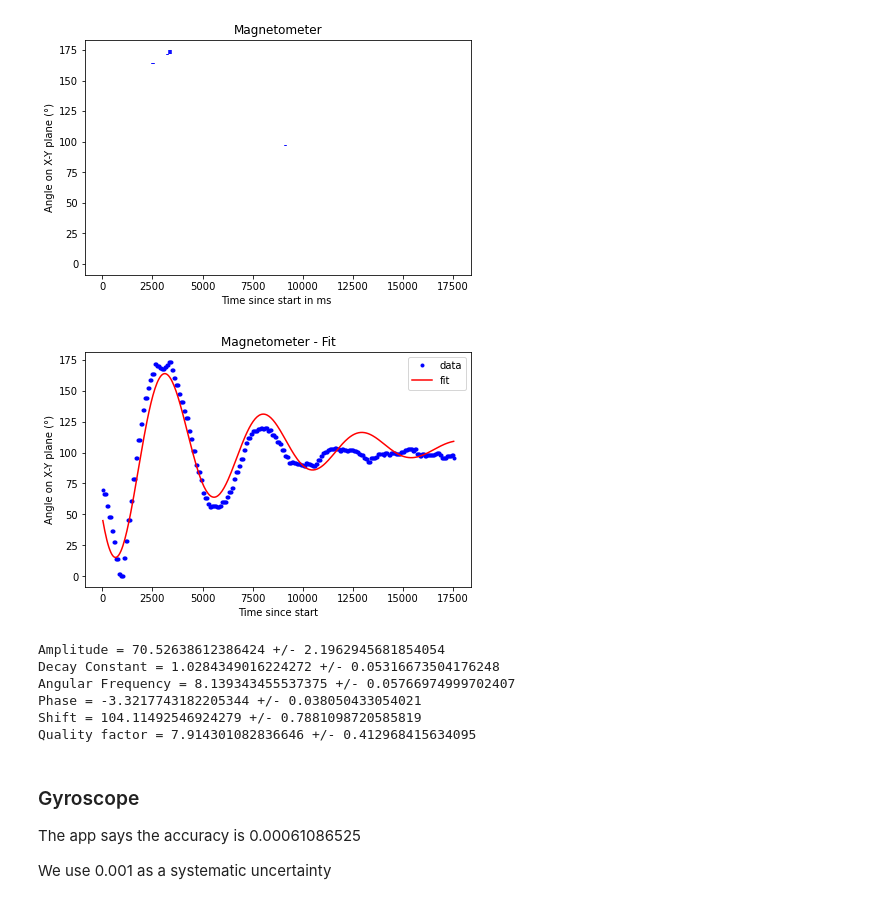
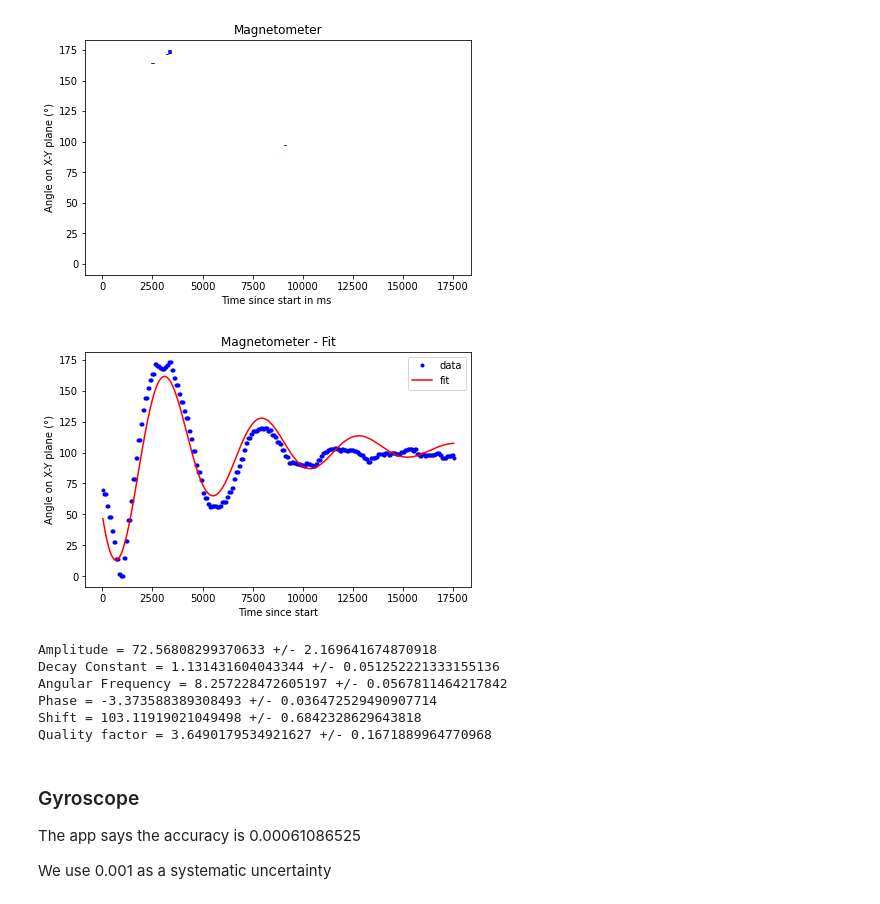
Before and after one commit to maxgalli/ETH-Teaching, a Jupyter notebook: spring2021/sensor_fusion/time_diagrams.ipynb, the cells around one changed output. Cells and saved outputs as stored; diff of their text form; code cells hidden in the pictures.

```diff
--- a/spring2021/sensor_fusion/time_diagrams.ipynb
+++ b/spring2021/sensor_fusion/time_diagrams.ipynb
@@ -121,8 +121,8 @@ dataset['time_in_rad'] = time_to_rad(dataset['Time since start in ms '])
 rad_t = dataset['time_in_rad']
 
 # Fit only between 0 and 1.5 rad
-rad_t_range = dataset['time_in_rad'][dataset['time_in_rad'] < 2.]
-degrees_range = dataset['orientation_z_shift'][dataset['time_in_rad'] < 2.]
+rad_t_range = dataset['time_in_rad'][dataset['time_in_rad'] < 2.4]
+degrees_range = dataset['orientation_z_shift'][dataset['time_in_rad'] < 2.4]
 
 parameters = ['Amplitude', 'Decay Constant', 'Angular Frequency', 'Phase', 'Shift']
 params = {}
@@ -151,7 +151,7 @@ ang_freq = params['Angular Frequency']['value']
 dec_con = params['Decay Constant']['value']
 ang_freq_u = params['Angular Frequency']['uncert']
 dec_con_u = params['Decay Constant']['uncert']
-qf = ang_freq / dec_con
+qf = ang_freq / (2 * dec_con)
 qf_u = math.sqrt((ang_freq_u/ang_freq)**2 + (dec_con_u/dec_con)**2) * qf
 print("Quality factor = {} +/- {}".format(qf, qf_u))
 # %% [output]
@@ -195,7 +195,7 @@ dataset = dataset.assign(
 # %%
 # Plot the result
 angle_plane = [math.degrees(ang) for ang in dataset['computed_angle_on_plane']]
-angle_plane = shift_min_to_zero(mag_field)
+angle_plane = shift_min_to_zero(angle_plane)
 dataset['angle_plane_shift'] = angle_plane
 
 fig, ax = plt.subplots(constrained_layout=True)
@@ -231,47 +231,47 @@ plt.show();
 # Perform fit
 
 # Fit only between 0 and 1.5 rad
-rad_t_range = dataset['time_in_rad'][dataset['time_in_rad'] < 2.]
-angle_plane_range = dataset['angle_plane_shift'][dataset['time_in_rad'] < 2.]
+rad_t_range = dataset['time_in_rad'][dataset['time_in_rad'] < 2.5]
+angle_plane_range = dataset['angle_plane_shift'][dataset['time_in_rad'] < 2.5]
 
 parameters = ['Amplitude', 'Decay Constant', 'Angular Frequency', 'Phase', 'Shift']
 params = {}
 popt, pcov = curve_fit(general_damped_sinusoid, rad_t_range, angle_plane_range, maxfev=100000)
 stdevm = np.sqrt(np.diag(pcov))
 for name, val, unc in zip(parameters, popt, stdevm):
     params[name] = {}
     params[name]['value'] = val
     params[name]['uncert'] = unc
 
 pred_angle = general_damped_sinusoid(rad_t, *[p['value'] for p in params.values()])
 
 fig, ax = plt.subplots(constrained_layout=True)
 ax.set_title('Magnetometer - Fit')
 ax.set_xlabel('Time since start')
 ax.set_ylabel('Angle on X-Y plane (°)')
 plt.plot(t, angle_plane, marker='.', linestyle='', color='b', label='data')
 plt.plot(t, pred_angle, color='r', label='fit')
 plt.legend()
 plt.show();
 
 for k, v in params.items():
     print('{} = {} +/- {}'.format(k, v['value'], v['uncert']))
 
 ang_freq = params['Angular Frequency']['value']
 dec_con = params['Decay Constant']['value']
 ang_freq_u = params['Angular Frequency']['uncert']
 dec_con_u = params['Decay Constant']['uncert']
-qf = ang_freq / dec_con
+qf = ang_freq / (2 * dec_con)
 qf_u = math.sqrt((ang_freq_u/ang_freq)**2 + (dec_con_u/dec_con)**2) * qf
 print("Quality factor = {} +/- {}".format(qf, qf_u))
 # %% [output]
-[figure, old version]
+[figure, new version]
-Amplitude = 70.52638612386424 +/- 2.1962945681854054
-Decay Constant = 1.0284349016224272 +/- 0.05316673504176248
-Angular Frequency = 8.139343455537375 +/- 0.05766974999702407
-Phase = -3.3217743182205344 +/- 0.038050433054021
-Shift = 104.11492546924279 +/- 0.7881098720585819
-Quality factor = 7.914301082836646 +/- 0.412968415634095
+Amplitude = 72.56808299370633 +/- 2.169641674870918
+Decay Constant = 1.131431604043344 +/- 0.051252221333155136
+Angular Frequency = 8.257228472605197 +/- 0.0567811464217842
+Phase = -3.373588389308493 +/- 0.036472529490907714
+Shift = 103.11919021049498 +/- 0.6842328629643818
+Quality factor = 3.6490179534921627 +/- 0.1671889964770968
 # %% [markdown]
 ### Gyroscope
 
```
Also changed, not shown: parts of 2 cells of this notebook.
